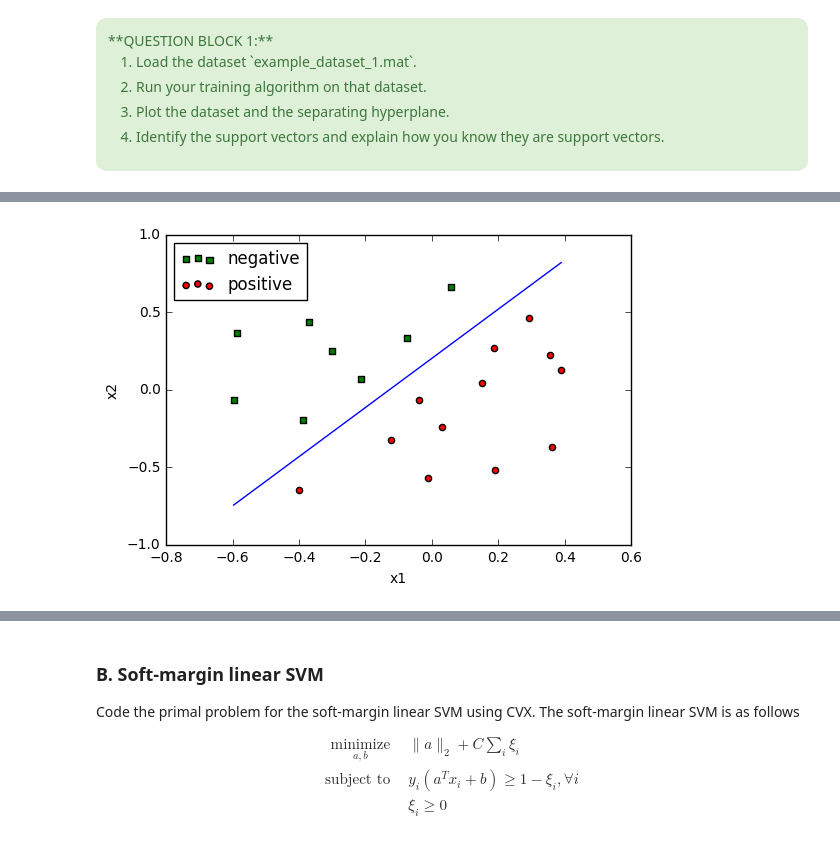
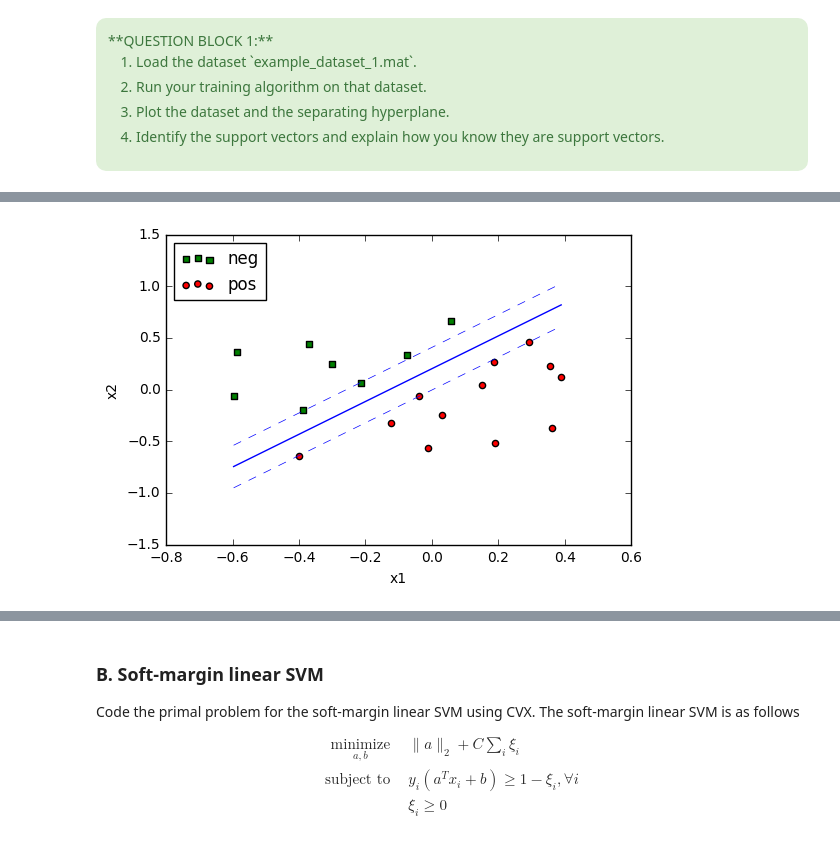
Before and after one commit to JohannesHeidecke/UPC-MAI-IML, a Jupyter notebook: exercise 3/supervised_exercise_3_johannes.ipynb, the cells around one changed output, grey strips where cells are left out. Saved outputs shown, nothing was run; the diff lists cells and outputs as text; code cells hidden in the pictures.

```diff
--- a/exercise 3/supervised_exercise_3_johannes.ipynb
+++ b/exercise 3/supervised_exercise_3_johannes.ipynb
@@ -147,27 +131,44 @@ a:  [[ 7.69503545]
 b:  0.975177304056
 # %%
 # Question 1-3:
-nRows = np.where(np.less(y, 0))[0]
-pRows = np.where(np.greater(y, 0))[0]
-nX = X[nRows, :]
-pX = X[pRows, :]
+def plotSvmResult(X, y, curves, SV=None, margins=False):
+    nRows = np.where(np.less(y, 0))[0]
+    pRows = np.where(np.greater(y, 0))[0]
+    nX = X[nRows, :]
+    pX = X[pRows, :]
 
-%matplotlib inline
-fig = plt.figure()
-ax1 = fig.add_subplot(111)
-# plot the data points according to their class:
-ax1.scatter(nX[:, 0], nX[:, 1], s=20, c='g', marker="s", label='negative')
-ax1.scatter(pX[:, 0], pX[:, 1], s=20, c='r', marker="o", label='positive')
-plt.legend(loc='upper left');
-# plot the hyperplane
-# a*x + b = 0 <=> x2 = (-a1/a2)x1 - b/a2
-slope = -a.value[0]/a.value[1]
-x1s = np.array([min(X[:, 0]), max(X[:, 0])])
-x2s = np.multiply(x1s, slope)
-x2s = np.add(x2s, -b.value/a.value[1]).tolist()[0]
-plt.plot(x1s, x2s)
-ax1.set_xlabel('x1')
-ax1.set_ylabel('x2')
-plt.show()
+    fig = plt.figure()
+    ax1 = fig.add_subplot(111)
+    # plot the data points according to their class:
+    ax1.scatter(nX[:, 0], nX[:, 1], s=20, c='g', marker="s", label='neg')
+    ax1.scatter(pX[:, 0], pX[:, 1], s=20, c='r', marker="o", label='pos')
+    if SV is not None:
+        nSV = np.intersect1d(SV, nRows)
+        ax1.scatter(X[nSV, 0], X[nSV, 1], s=20, c='b', marker="s", label='neg sv')
+        pSV = np.intersect1d(SV, pRows)
+        ax1.scatter(X[pSV, 0], X[pSV, 1], s=20, c='b', marker="o", label='pos sv')
+    for curve in curves:
+    # plot the hyperplane
+    # a*x + b = 0 <=> x2 = (-a1/a2)x1 - b/a2
+        slope = -curve[0].value[0]/curve[0].value[1]
+        x1s = np.array([min(X[:, 0]), max(X[:, 0])])
+        x2s = np.multiply(x1s, slope)
+        x2s = np.add(x2s, -curve[1].value/curve[0].value[1]).tolist()[0]
+        plt.plot(x1s, x2s, c=curve[3], label=curve[2])
+        if margins:
+            x2sL = np.add(x2s, 1.0/curve[0].value[1]).tolist()[0]
+            plt.plot(x1s, x2sL, c = curve[3], ls='dashed', lw=0.5)
+            x2sU = np.add(x2s, -1.0/curve[0].value[1]).tolist()[0]
+            plt.plot(x1s, x2sU, c = curve[3], ls='dashed', lw=0.5)
+
+
+
+
+    plt.legend(loc='upper left');
+    ax1.set_xlabel('x1')
+    ax1.set_ylabel('x2')
+    plt.show()
+
+plotSvmResult(X, y, [(a,b,'','b')], margins=True)
 # %% [output]
-[figure, old version]
+[figure, new version]
```
Also changed, not shown: parts of 13 cells of this notebook.
